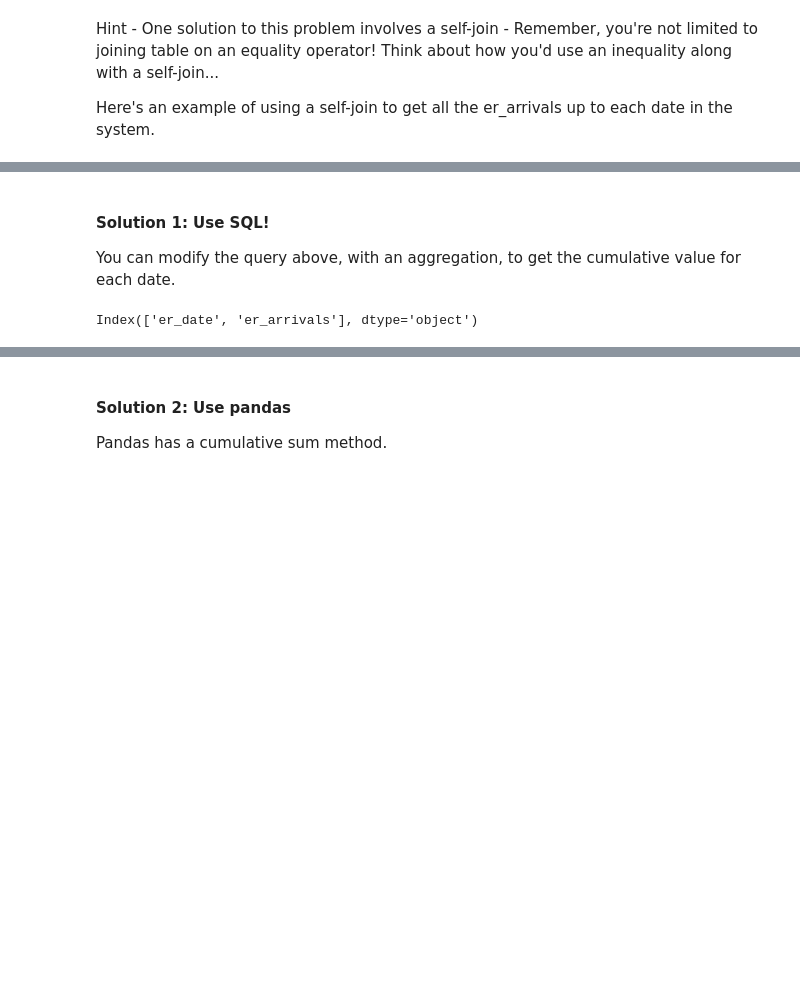
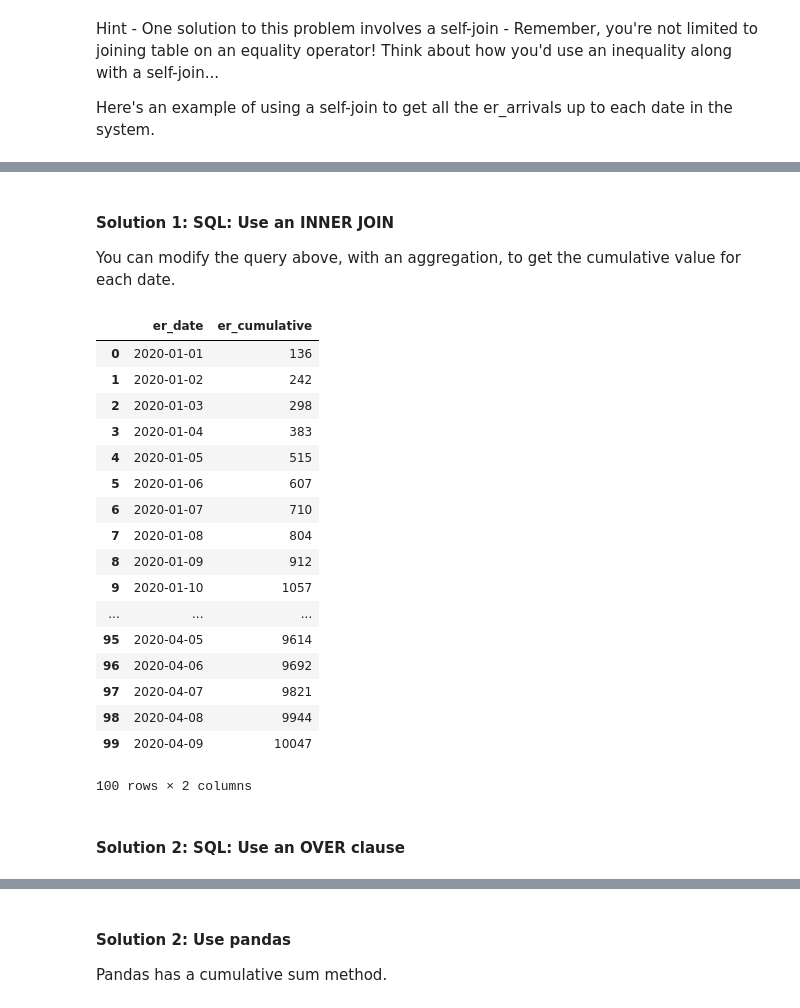
Before and after one commit to geoffswc/SQL-Workshop-Self-Cross-JOINs, a Jupyter notebook: Cumulative-ER-Arrivals.ipynb, the cells around one changed output, grey strips where cells are left out. Saved outputs shown, nothing was run; the diff lists cells and outputs as text; code cells hidden in the pictures; blank space fills up the shorter version.

```diff
--- a/Cumulative-ER-Arrivals.ipynb
+++ b/Cumulative-ER-Arrivals.ipynb
@@ -91,5 +91,5 @@ ON
 # %% [markdown]
-#### Solution 1: Use SQL!
+#### Solution 1: SQL: Use an INNER JOIN
 
 You can modify the query above, with an aggregation, to get the cumulative value for each date.
 # %%
@@ -108,7 +108,26 @@ GROUP BY
 ORDER BY
     a.er_date ASC
 """
-# %%
-df.columns
-# %% [output]
-Index(['er_date', 'er_arrivals'], dtype='object')
+# %%
+pysqldf(sql)
+# %% [output]
+|  | er_date | er_cumulative |
+| 0 | 2020-01-01 | 136 |
+| 1 | 2020-01-02 | 242 |
+| 2 | 2020-01-03 | 298 |
+| 3 | 2020-01-04 | 383 |
+| 4 | 2020-01-05 | 515 |
+| 5 | 2020-01-06 | 607 |
+| 6 | 2020-01-07 | 710 |
+| 7 | 2020-01-08 | 804 |
+| 8 | 2020-01-09 | 912 |
+| 9 | 2020-01-10 | 1057 |
+| ... | ... | ... |
+| 95 | 2020-04-05 | 9614 |
+| 96 | 2020-04-06 | 9692 |
+| 97 | 2020-04-07 | 9821 |
+| 98 | 2020-04-08 | 9944 |
+| 99 | 2020-04-09 | 10047 |
+100 rows × 2 columns
+# %% [markdown]
+#### Solution 2: SQL: Use an OVER clause
```
Also changed, not shown: parts of 5 cells of this notebook, 3 other files.
